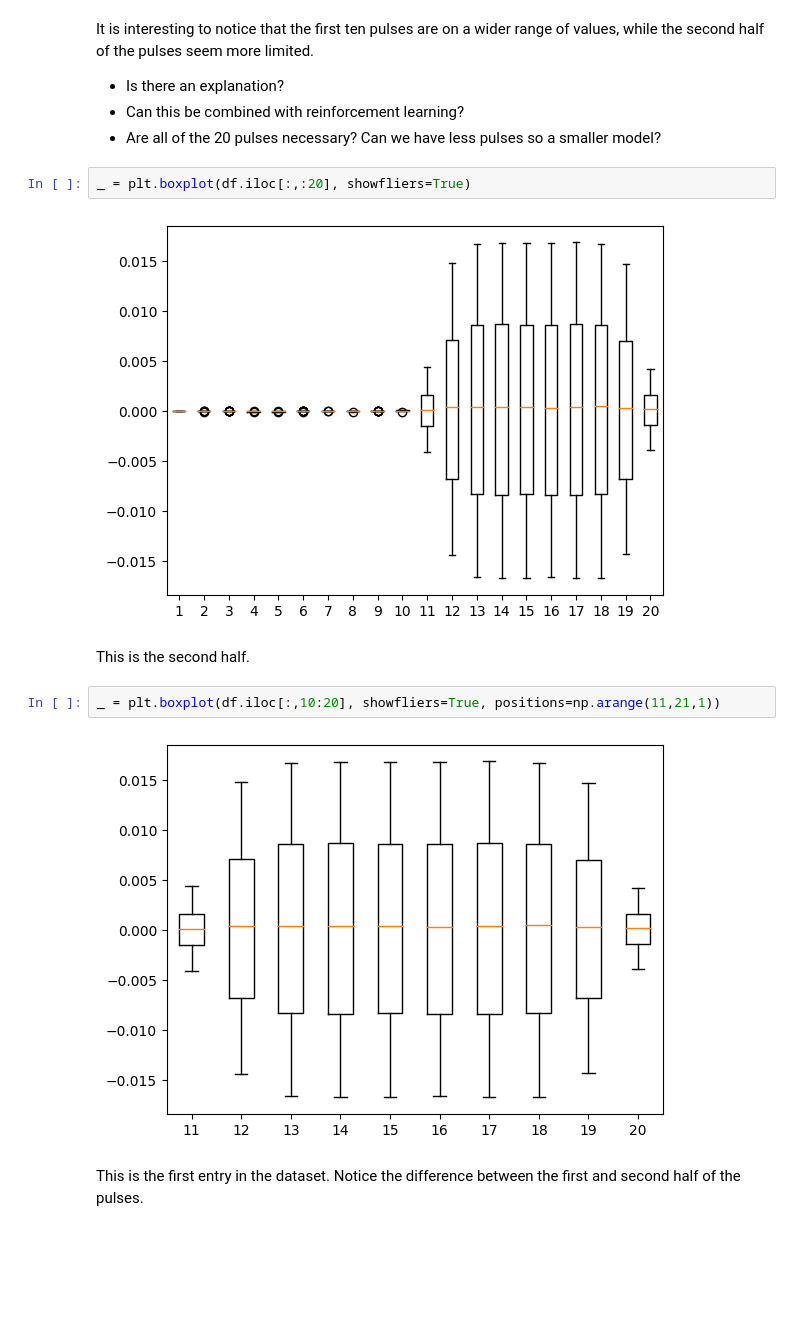
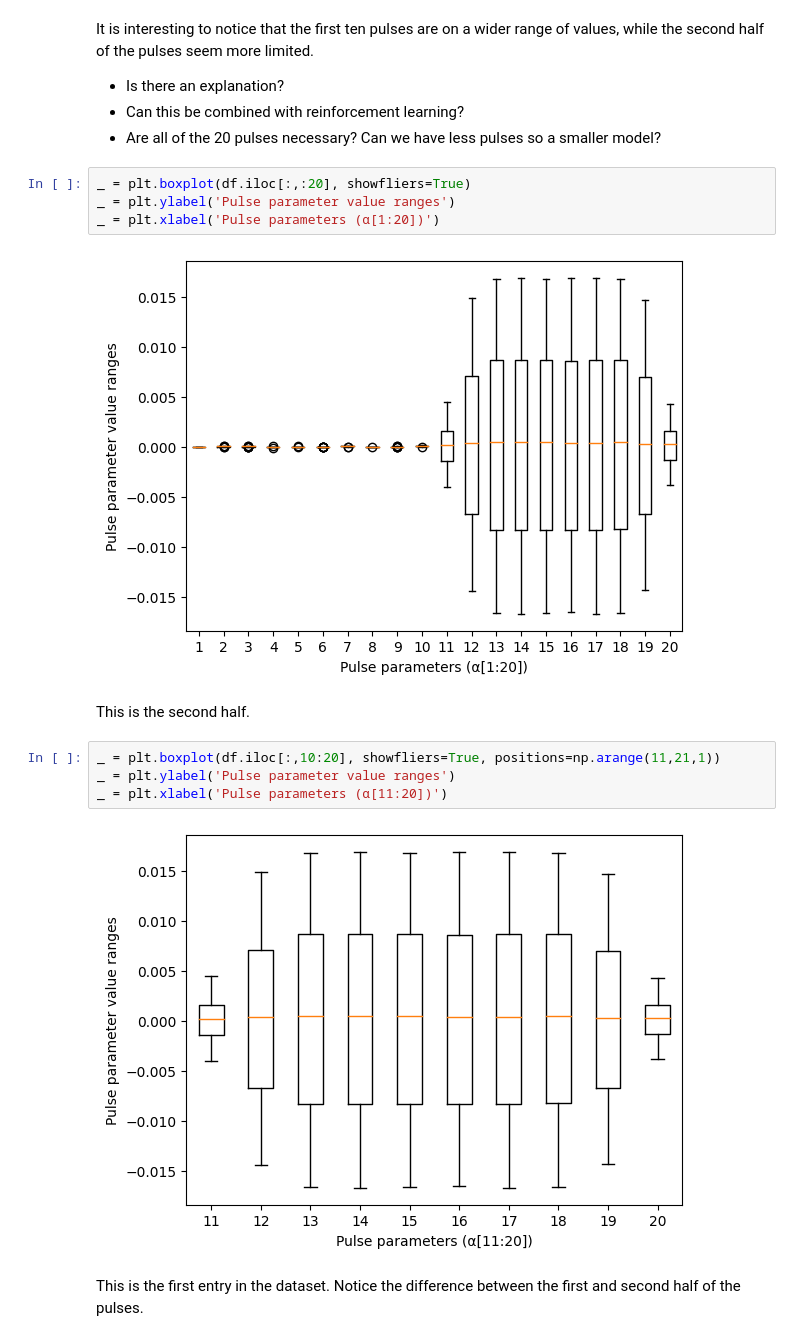
Before and after one commit to fastmachinelearning/ml4quantum-release, a Jupyter notebook: src/appendix_y_axis.ipynb, the cells around one changed output. Cells and saved outputs as stored; diff of their text form; blank space fills up the shorter version.

```diff
--- a/src/appendix_y_axis.ipynb
+++ b/src/appendix_y_axis.ipynb
@@ -125,14 +125,18 @@ It is interesting to notice that the first ten pulses are on a wider range of va
 - Are all of the 20 pulses necessary? Can we have less pulses so a smaller model?
 # %%
 _ = plt.boxplot(df.iloc[:,:20], showfliers=True)
+_ = plt.ylabel('Pulse parameter value ranges')
+_ = plt.xlabel('Pulse parameters (α[1:20])')
 # %% [output]
-[figure, old version]
+[figure, new version]
 # %% [markdown]
 This is the second half.
 # %%
 _ = plt.boxplot(df.iloc[:,10:20], showfliers=True, positions=np.arange(11,21,1))
+_ = plt.ylabel('Pulse parameter value ranges')
+_ = plt.xlabel('Pulse parameters (α[11:20])')
 # %% [output]
-[figure, old version]
+[figure, new version]
 # %% [markdown]
 This is the first entry in the dataset. Notice the difference between the first and second half of the pulses.
 # %%
```
Also changed, not shown: parts of 29 cells of this notebook, 25 other files.
